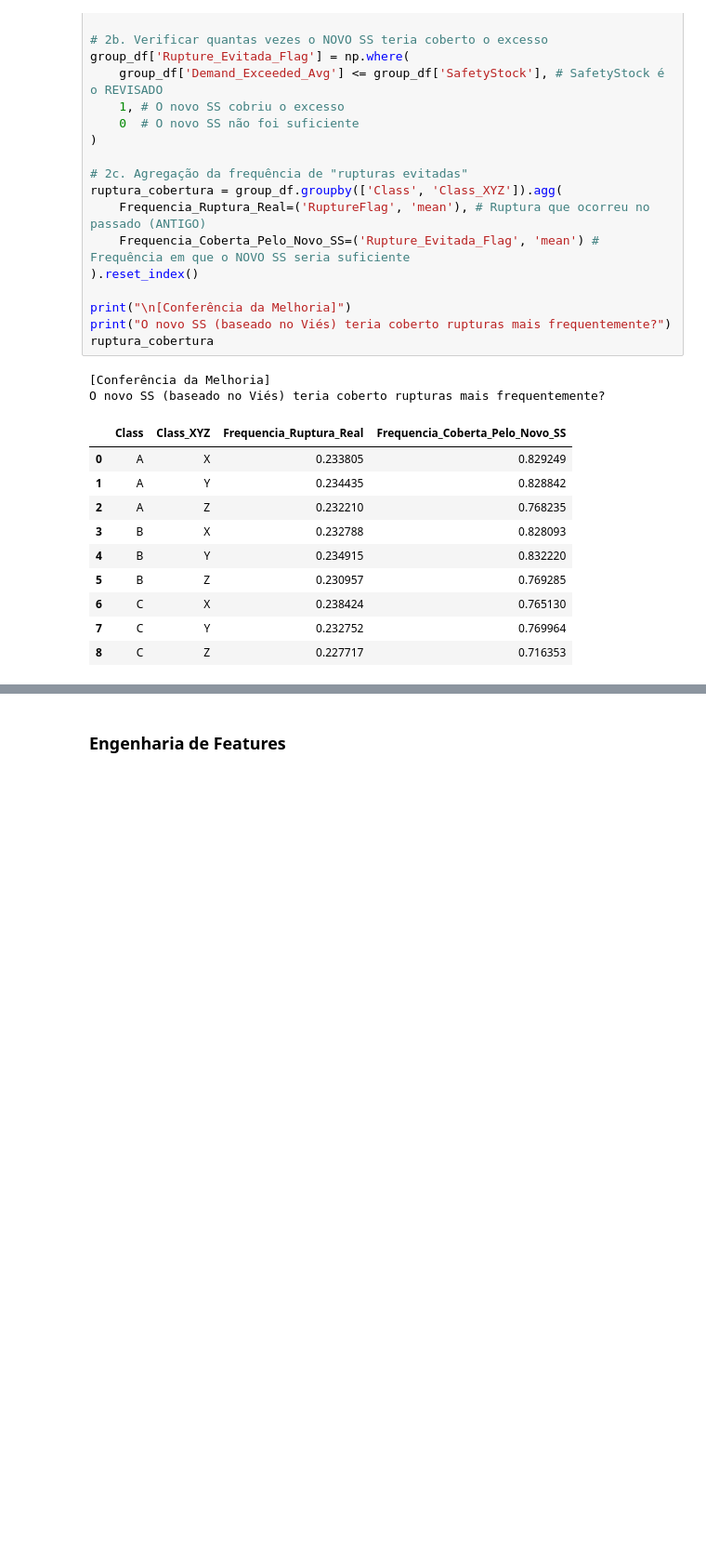
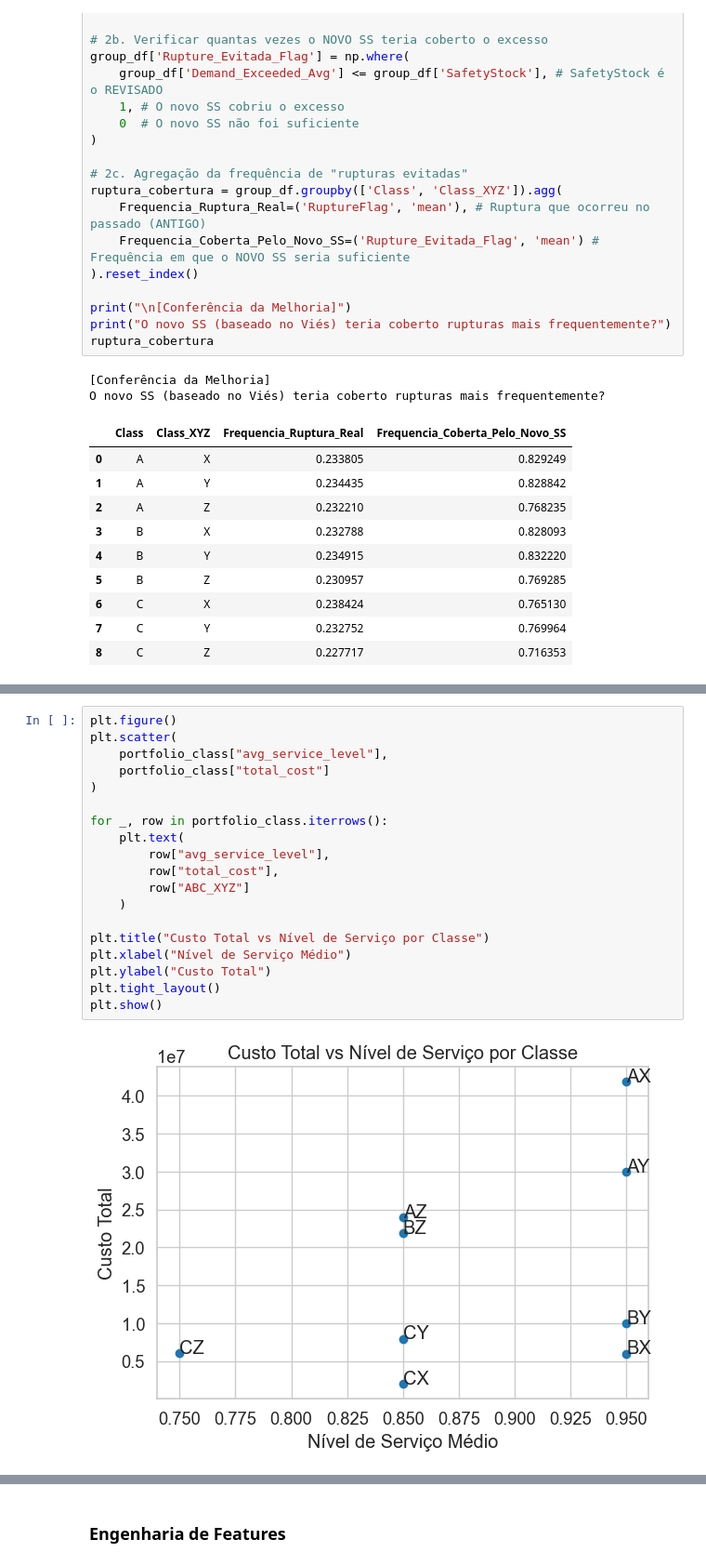
Before and after one commit to sergioneto12/DemandPlanning_DataAnalysis_Forecasting, a Jupyter notebook: analysis.ipynb, the cells around one changed output, grey strips where cells are left out. Shown at 93% size. Saved outputs shown, nothing was run; the diff lists cells and outputs as text; blank space fills up the shorter version.

```diff
--- a/analysis.ipynb
+++ b/analysis.ipynb
@@ -1390,0 +1443,21 @@ Index(['Store ID', 'Product ID', 'Category', 'Region', 'Holiday/Promotion',
+# %%
+plt.figure()
+plt.scatter(
+    portfolio_class["avg_service_level"],
+    portfolio_class["total_cost"]
+)
+
+for _, row in portfolio_class.iterrows():
+    plt.text(
+        row["avg_service_level"],
+        row["total_cost"],
+        row["ABC_XYZ"]
+    )
+
+plt.title("Custo Total vs Nível de Serviço por Classe")
+plt.xlabel("Nível de Serviço Médio")
+plt.ylabel("Custo Total")
+plt.tight_layout()
+plt.show()
+# %% [output]
+[figure, added]
```
Also changed, not shown: parts of 16 cells of this notebook.
